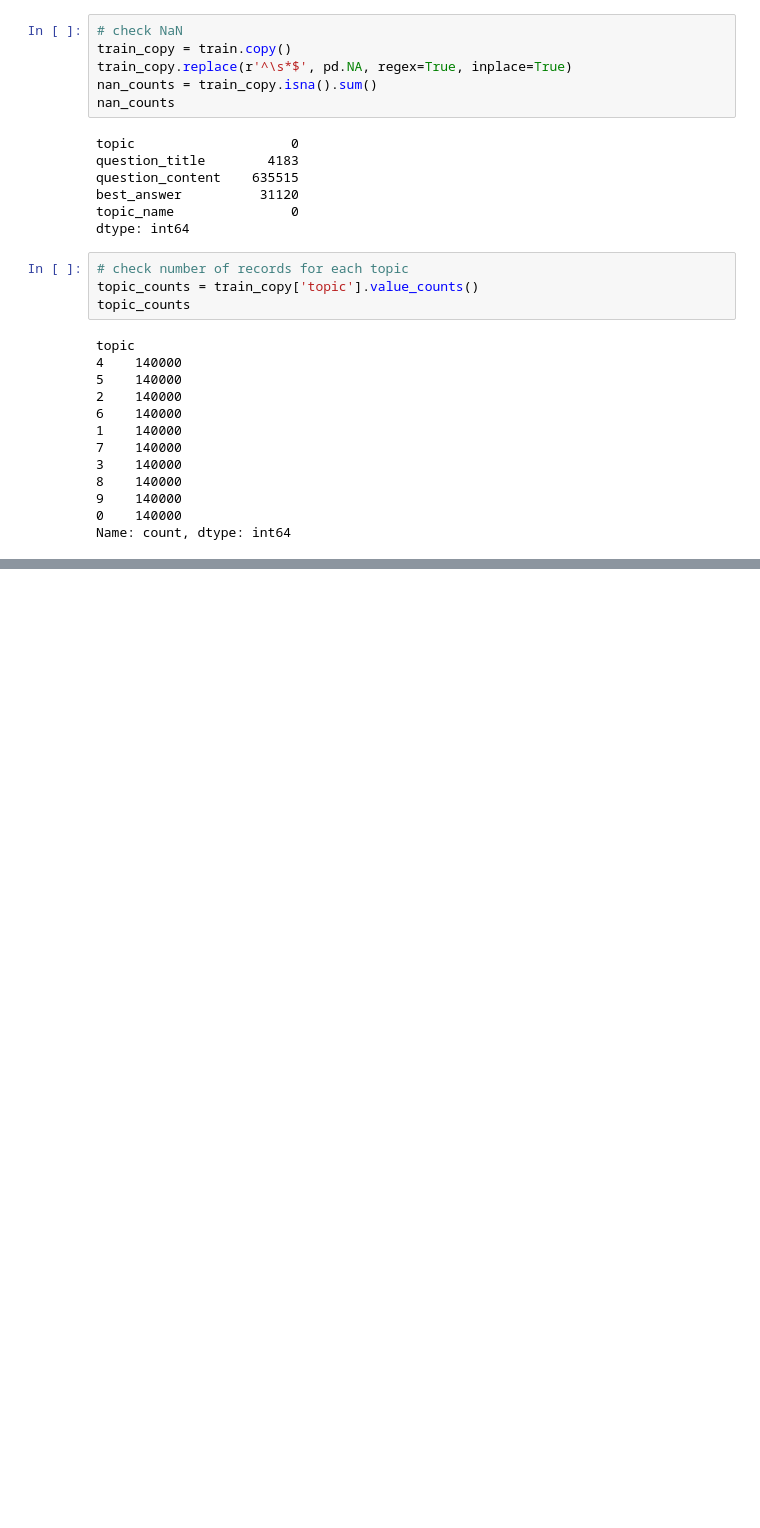
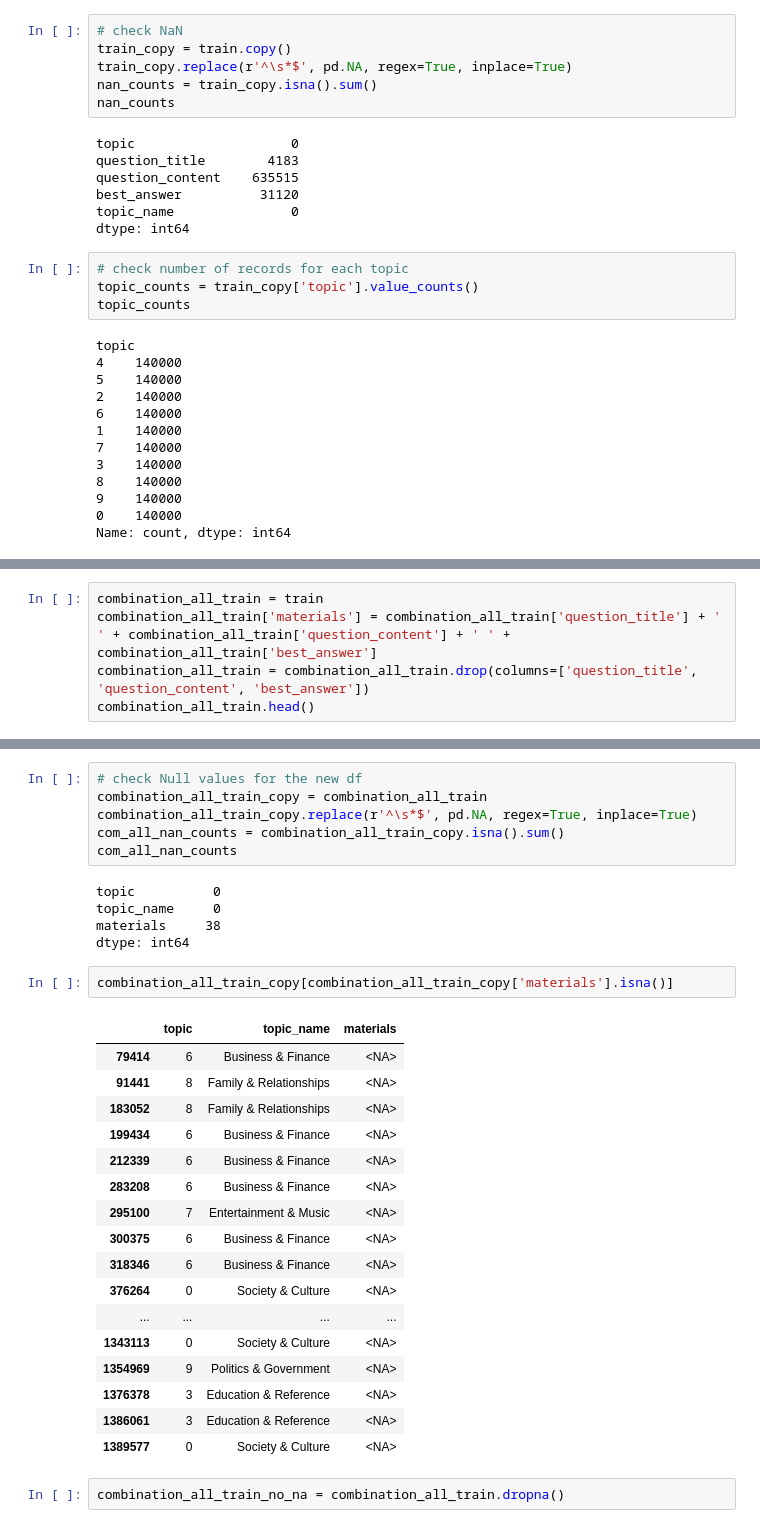
Before and after one commit to zikang-c/Yahoo-Answers-Topic-Classification, a Jupyter notebook: EDA.ipynb, the cells around one changed output, grey strips where cells are left out. Drawn from its saved outputs; the diff is of its cells as text; blank space fills up the shorter version.

Commit message:
Check special characters and punctuations. Combine all three conent together and checked nan values

```diff
--- a/EDA.ipynb
+++ b/EDA.ipynb
@@ -138,0 +161,5 @@ Name: count, dtype: int64
+# %%
+combination_all_train = train
+combination_all_train['materials'] = combination_all_train['question_title'] + ' ' + combination_all_train['question_content'] + ' ' + combination_all_train['best_answer']
+combination_all_train = combination_all_train.drop(columns=['question_title', 'question_content', 'best_answer'])
+combination_all_train.head()
@@ -138,0 +173,33 @@ Name: count, dtype: int64
+# %%
+# check Null values for the new df
+combination_all_train_copy = combination_all_train
+combination_all_train_copy.replace(r'^\s*$', pd.NA, regex=True, inplace=True)
+com_all_nan_counts = combination_all_train_copy.isna().sum()
+com_all_nan_counts
+# %% [output]
+topic          0
+topic_name     0
+materials     38
+dtype: int64
+# %%
+combination_all_train_copy[combination_all_train_copy['materials'].isna()]
+# %% [output]
+|  | topic | topic_name | materials |
+| 79414 | 6 | Business & Finance | <NA> |
+| 91441 | 8 | Family & Relationships | <NA> |
+| 183052 | 8 | Family & Relationships | <NA> |
+| 199434 | 6 | Business & Finance | <NA> |
+| 212339 | 6 | Business & Finance | <NA> |
+| 283208 | 6 | Business & Finance | <NA> |
+| 295100 | 7 | Entertainment & Music | <NA> |
+| 300375 | 6 | Business & Finance | <NA> |
+| 318346 | 6 | Business & Finance | <NA> |
+| 376264 | 0 | Society & Culture | <NA> |
+| ... | ... | ... | ... |
+| 1343113 | 0 | Society & Culture | <NA> |
+| 1354969 | 9 | Politics & Government | <NA> |
+| 1376378 | 3 | Education & Reference | <NA> |
+| 1386061 | 3 | Education & Reference | <NA> |
+| 1389577 | 0 | Society & Culture | <NA> |
+# %%
+combination_all_train_no_na = combination_all_train.dropna()
```
Also changed, not shown: parts of 10 cells of this notebook.
